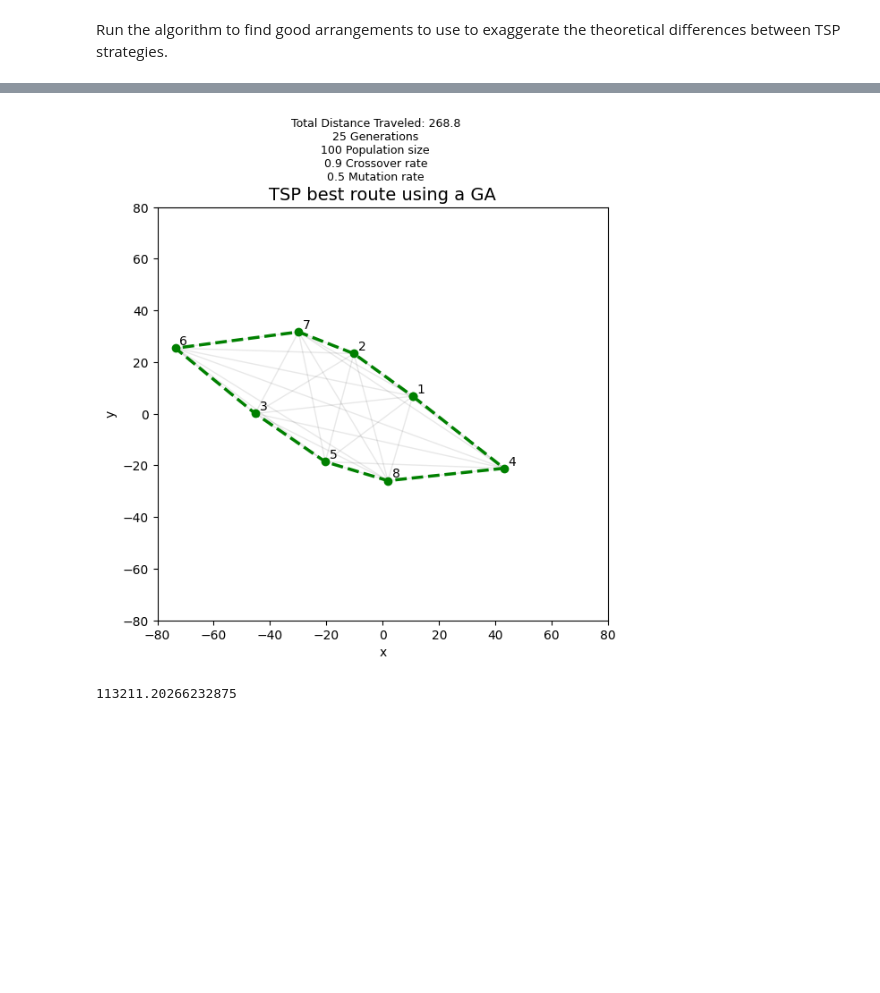
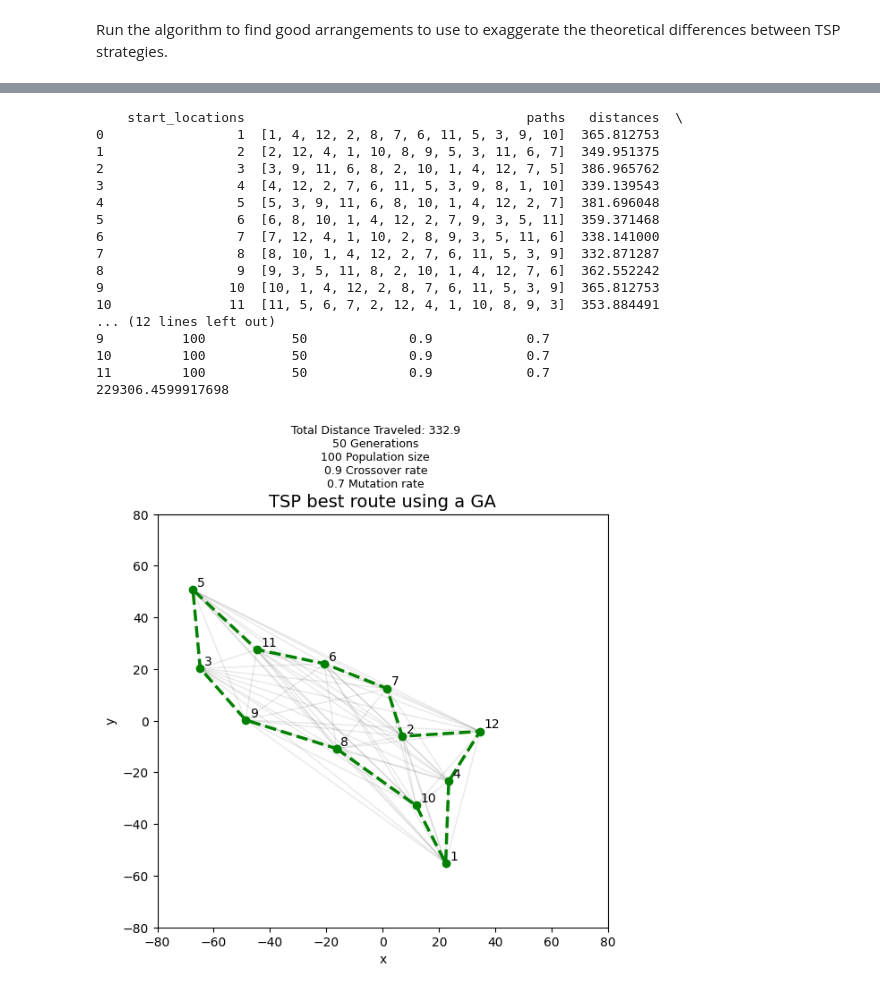
Before and after one commit to lcwat/tsp_solvers, a Jupyter notebook: notebooks/arrangement_creation.ipynb, the cells around one changed output, grey strips where cells are left out. Drawn from its saved outputs; the diff is of its cells as text; code cells hidden in the pictures; blank space fills up the shorter version.

```diff
--- a/notebooks/arrangement_creation.ipynb
+++ b/notebooks/arrangement_creation.ipynb
@@ -62,19 +90,41 @@ best_deviation.to_csv("../arrangements/generated_nn_optimal8.csv")
 # %%
 # check out this or previous dfs
-arrangement_df = pd.read_csv("../arrangements/generated_nn_optimal8.csv")
+# arrangement_df = pd.read_csv("../arrangements/nn_suboptimal/designed_12p_nn_suboptimal1.csv")
+arrangement_df = best_deviation
 
 %run -i src/nn_funs.py
 %run -i src/ga_funs.py
+%run -i src/arr_ga_funs.py
 dist_matrix = euclid_distance_matrix(arrangement_df)
 ga_dict = run_all_ga(
-    locations_df=arrangement_df,path_len=8,dist_matrix=dist_matrix,
-    n_population=100, n_generations=25, crossover_rate=.9, mutation_rate=.5
+    locations_df=arrangement_df,path_len=12,dist_matrix=dist_matrix,
+    n_population=100, n_generations=50, crossover_rate=.9, mutation_rate=.7
 )
-plot_ga_path(1, ga_dict, arrangement_df)
+print(pd.DataFrame(ga_dict))
 print(find_deviation_score(arrangement_df))
 # %% [output]
-[figure, removed]
-113211.20266232875
+    start_locations                                    paths   distances  \
+0                 1  [1, 4, 12, 2, 8, 7, 6, 11, 5, 3, 9, 10]  365.812753
+1                 2  [2, 12, 4, 1, 10, 8, 9, 5, 3, 11, 6, 7]  349.951375
+2                 3  [3, 9, 11, 6, 8, 2, 10, 1, 4, 12, 7, 5]  386.965762
+3                 4  [4, 12, 2, 7, 6, 11, 5, 3, 9, 8, 1, 10]  339.139543
+4                 5  [5, 3, 9, 11, 6, 8, 10, 1, 4, 12, 2, 7]  381.696048
+5                 6  [6, 8, 10, 1, 4, 12, 2, 7, 9, 3, 5, 11]  359.371468
+6                 7  [7, 12, 4, 1, 10, 2, 8, 9, 3, 5, 11, 6]  338.141000
+7                 8  [8, 10, 1, 4, 12, 2, 7, 6, 11, 5, 3, 9]  332.871287
+8                 9  [9, 3, 5, 11, 8, 2, 10, 1, 4, 12, 7, 6]  362.552242
+9                10  [10, 1, 4, 12, 2, 8, 7, 6, 11, 5, 3, 9]  365.812753
+10               11  [11, 5, 6, 7, 2, 12, 4, 1, 10, 8, 9, 3]  353.884491
+... (12 lines left out)
+9          100           50             0.9            0.7
+10         100           50             0.9            0.7
+11         100           50             0.9            0.7
+229306.4599917698
+# %%
+%run -i src/arr_ga_funs.py
+plot_ga_path(8, ga_dict, arrangement_df)
+# %% [output]
+[figure, added]
 # %%
 # view nn paths
 %run -i src/nn_funs.py
```
Also changed, not shown: parts of 7 cells of this notebook, 41 other files.
